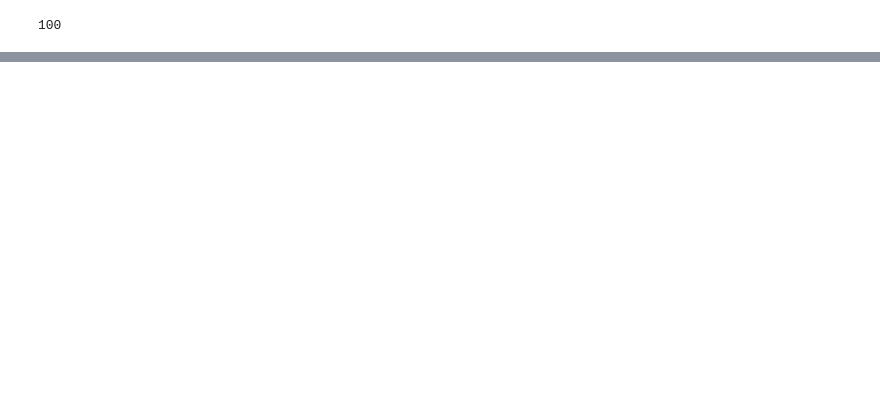
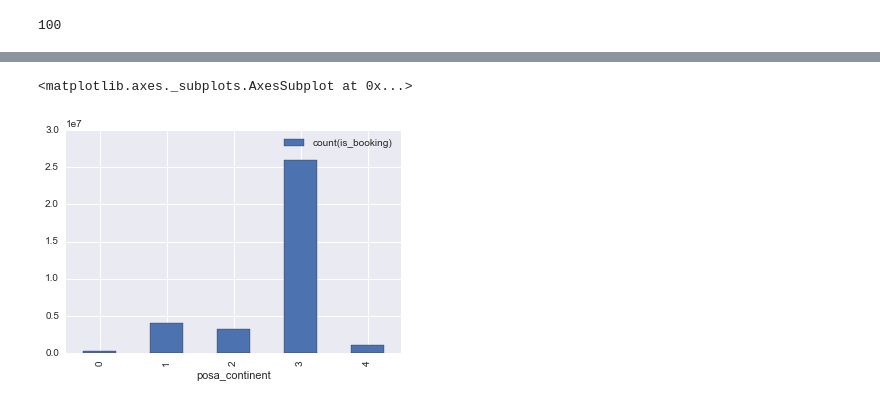
Before and after one commit to svishnu88/expediaHotelTypeRecommendationKaggle, a Jupyter notebook: develop/DataExplorationInPySpark.ipynb, the cells around one changed output, grey strips where cells are left out. Cells and saved outputs as stored; diff of their text form; code cells hidden in the pictures; blank space fills up the shorter version.

```diff
--- a/develop/DataExplorationInPySpark.ipynb
+++ b/develop/DataExplorationInPySpark.ipynb
@@ -172,0 +223,3 @@ pandasdf
+# %%
+tempPandas1 = tempPandas[tempPandas.is_booking == 0]
+tempPandas1
@@ -172,0 +233,7 @@ pandasdf
+# %%
+(tempPandas1[['posa_continent','count(is_booking)']]
+ .sort_values(by='posa_continent')
+ .plot(x='posa_continent',kind='bar',xlim=[0,6]))
+# %% [output]
+<matplotlib.axes._subplots.AxesSubplot at 0x...>
+[figure, added]
```
Also changed, not shown: parts of 23 cells of this notebook.
